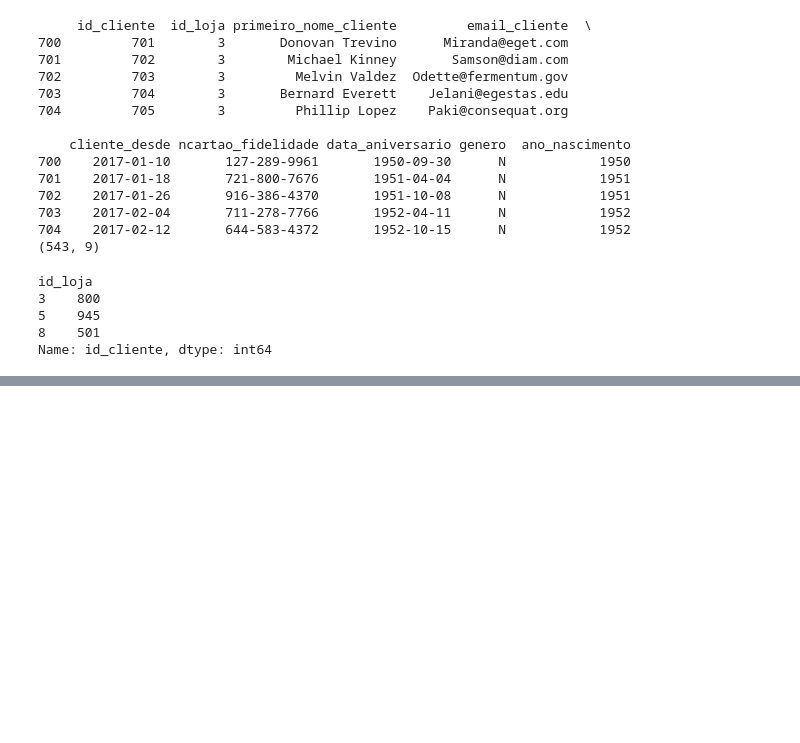
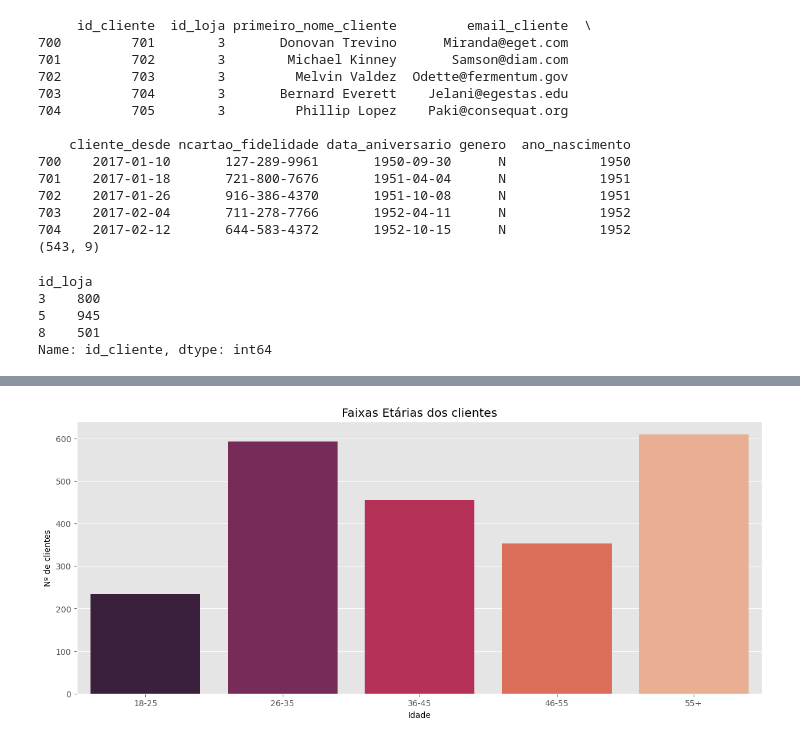
Before and after one commit to davibarbosabdj/Segmenta--o-de-Clientes---Projeto-Integrador, a Jupyter notebook: notebooks/analise_exploratoria_inicial.ipynb, the cells around one changed output, grey strips where cells are left out. Drawn from its saved outputs; the diff is of its cells as text; code cells hidden in the pictures; blank space fills up the shorter version.

```diff
--- a/notebooks/analise_exploratoria_inicial.ipynb
+++ b/notebooks/analise_exploratoria_inicial.ipynb
@@ -267,0 +340,18 @@ Name: id_cliente, dtype: int64
+# %%
+age18_25 = cl.idade[(cl.idade <= 25) & (cl.idade >= 18)]
+age26_35 = cl.idade[(cl.idade <= 35) & (cl.idade >= 26)]
+age36_45 = cl.idade[(cl.idade <= 45) & (cl.idade >= 36)]
+age46_55 = cl.idade[(cl.idade <= 55) & (cl.idade >= 46)]
+age55above = cl.idade[cl.idade >= 56]
+
+x = ["18-25","26-35","36-45","46-55","55+"]
+y = [len(age18_25.values),len(age26_35.values),len(age36_45.values),len(age46_55.values),len(age55above.values)]
+
+plt.figure(figsize=(15,6))
+sns.barplot(x=x, y=y, palette="rocket")
+plt.title("Faixas Etárias dos clientes")
+plt.xlabel("Idade")
+plt.ylabel("Nº de clientes")
+plt.show()
+# %% [output]
+[figure, added]
```
Also changed, not shown: parts of 12 cells of this notebook, 1 other file.
